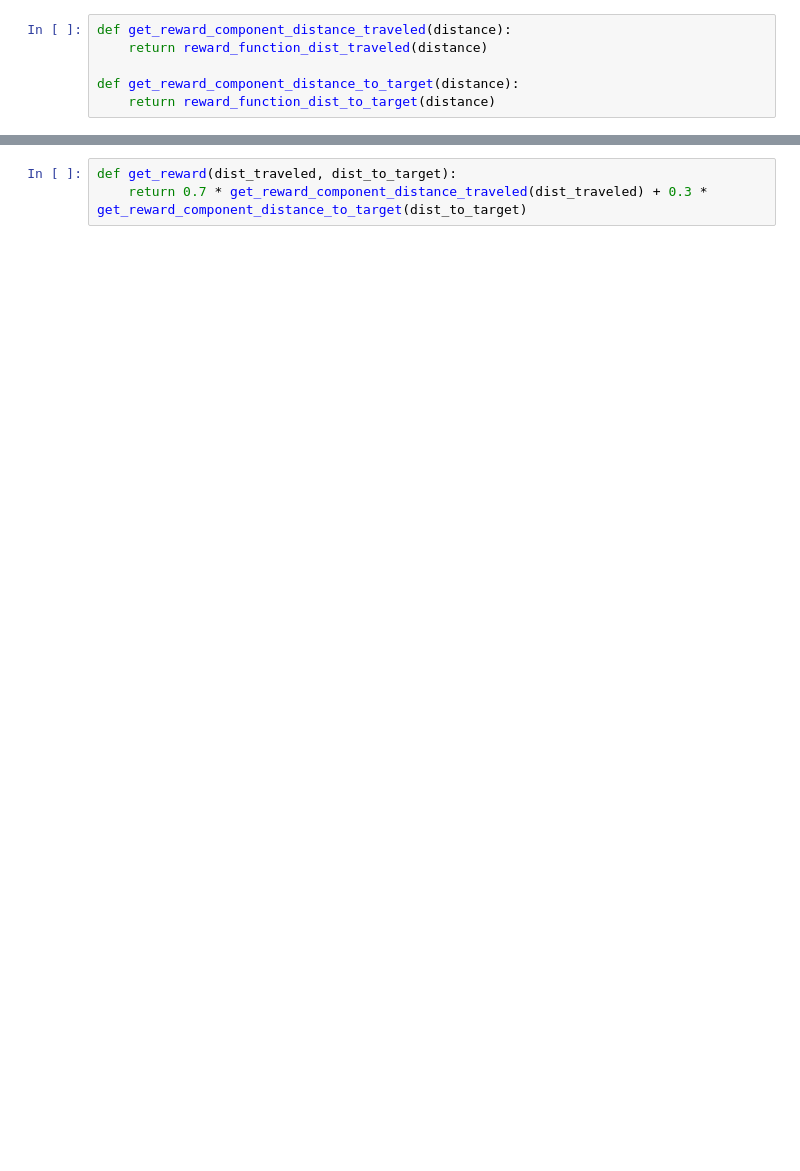
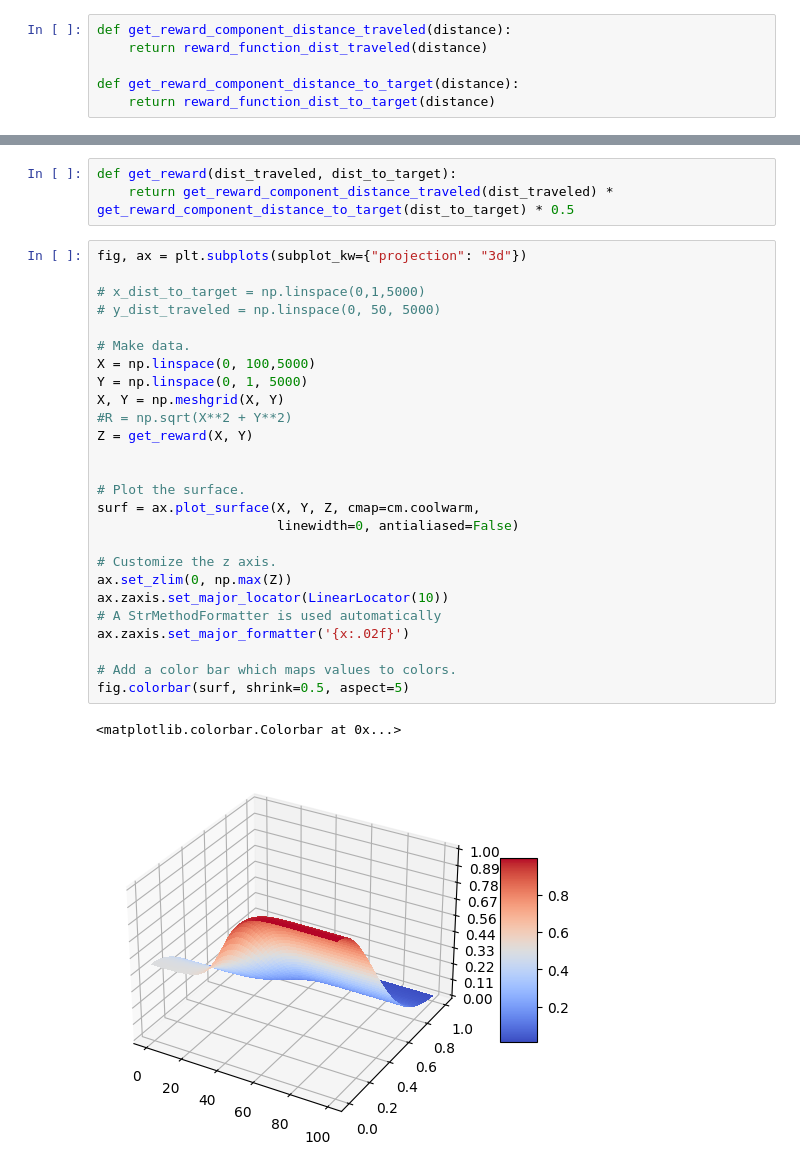
Before and after one commit to muehlefeldt/unity-machine-learning, a Jupyter notebook: notebooks/reward.ipynb, the cells around one changed output, grey strips where cells are left out. Cells and saved outputs as stored; diff of their text form; blank space fills up the shorter version.

```diff
--- a/notebooks/reward.ipynb
+++ b/notebooks/reward.ipynb
@@ -43,4 +46,33 @@ def get_reward_component_distance_to_target(distance):
 # %%
 def get_reward(dist_traveled, dist_to_target):
-    return 0.7 * get_reward_component_distance_traveled(dist_traveled) + 0.3 * get_reward_component_distance_to_target(dist_to_target)
+    return get_reward_component_distance_traveled(dist_traveled) * get_reward_component_distance_to_target(dist_to_target) * 0.5
+# %%
+fig, ax = plt.subplots(subplot_kw={"projection": "3d"})
+
+# x_dist_to_target = np.linspace(0,1,5000)
+# y_dist_traveled = np.linspace(0, 50, 5000)
+
+# Make data.
+X = np.linspace(0, 100,5000)
+Y = np.linspace(0, 1, 5000)
+X, Y = np.meshgrid(X, Y)
+#R = np.sqrt(X**2 + Y**2)
+Z = get_reward(X, Y)
+
+
+# Plot the surface.
+surf = ax.plot_surface(X, Y, Z, cmap=cm.coolwarm,
+                       linewidth=0, antialiased=False)
+
+# Customize the z axis.
+ax.set_zlim(0, np.max(Z))
+ax.zaxis.set_major_locator(LinearLocator(10))
+# A StrMethodFormatter is used automatically
+ax.zaxis.set_major_formatter('{x:.02f}')
+
+# Add a color bar which maps values to colors.
+fig.colorbar(surf, shrink=0.5, aspect=5)
+# %% [output]
+<matplotlib.colorbar.Colorbar at 0x...>
+[figure, added]
 # %%
```
Also changed, not shown: parts of 14 cells of this notebook.
